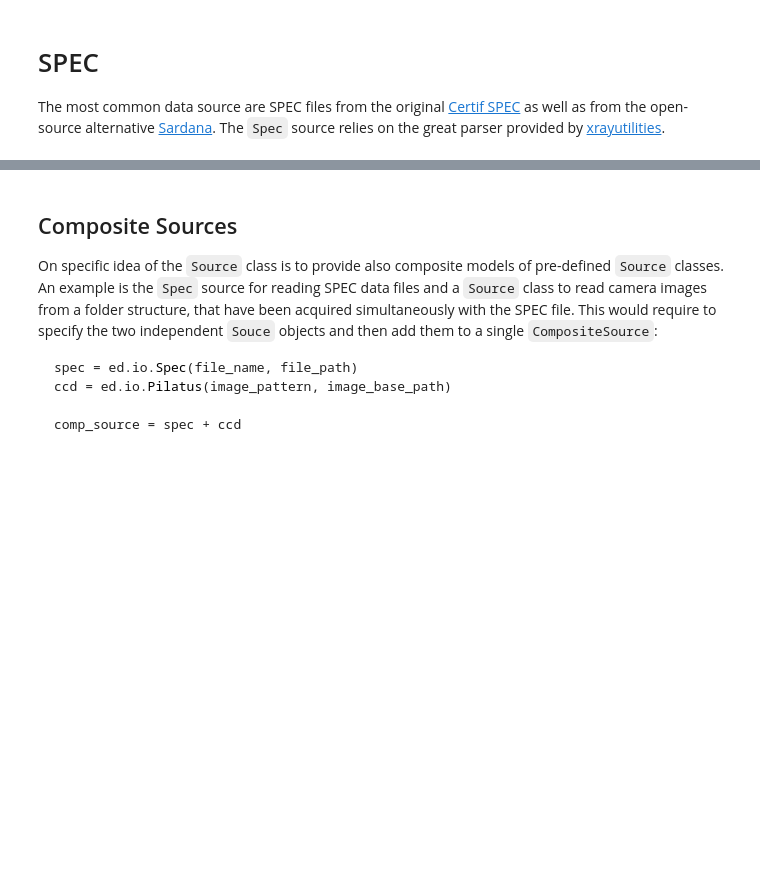
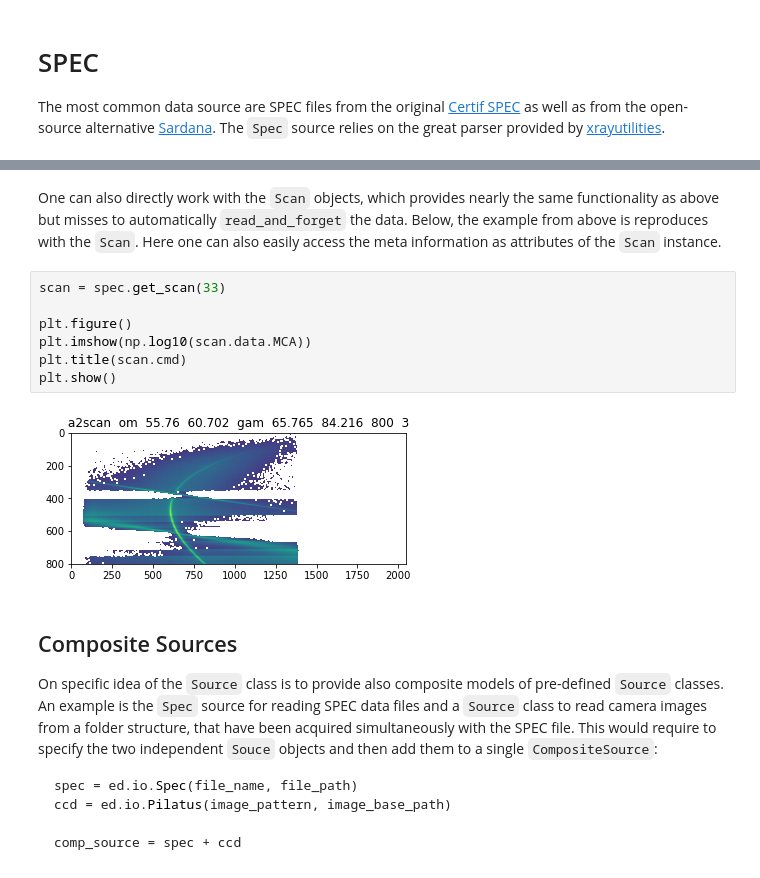
Before and after one commit to dschick/pyEvalData, a Jupyter notebook: docs/source/examples/source.ipynb, the cells around one changed output, grey strips where cells are left out. Drawn from its saved outputs; the diff is of its cells as text; blank space fills up the shorter version.

```diff
--- a/docs/source/examples/source.ipynb
+++ b/docs/source/examples/source.ipynb
@@ -60,3 +56,15 @@ pyEvalData.io.source - DEBUG: save_scan_to_h5 scan #36
+# %% [markdown]
+One can also directly work with the `Scan` objects, which provides nearly the same functionality as above but misses to automatically `read_and_forget` the data.
+Below, the example from above is reproduces with the `Scan`. Here one can also easily access the meta information as attributes of the `Scan` instance.
+# %%
+scan = spec.get_scan(33)
+
+plt.figure()
+plt.imshow(np.log10(scan.data.MCA))
+plt.title(scan.cmd)
+plt.show()
+# %% [output]
+[figure, added]
 # %% [markdown]
 ## Composite Sources
 
```
Also changed, not shown: parts of 4 cells of this notebook.
